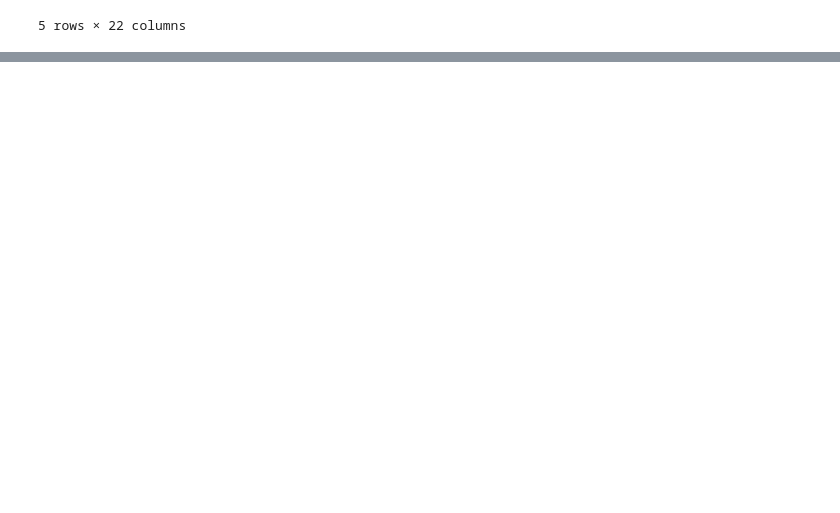
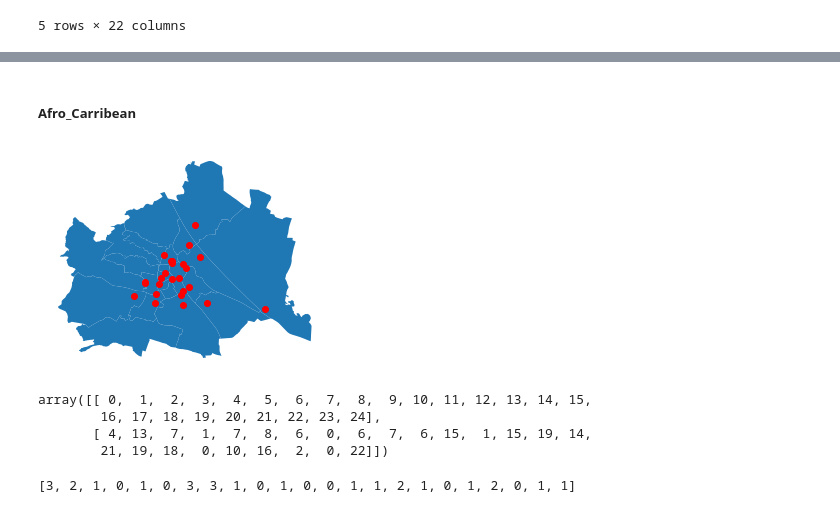
Before and after one commit to DamiAKinniyi/MaCAD-AIA22-A.EYE, a Jupyter notebook: 3. colab notebooks/poi.ipynb, the cells around one changed output, grey strips where cells are left out. Saved outputs shown, nothing was run; the diff lists cells and outputs as text; code cells hidden in the pictures; blank space fills up the shorter version.

```diff
--- a/3. colab notebooks/poi.ipynb
+++ b/3. colab notebooks/poi.ipynb
@@ -506,0 +524,6 @@ buddhist_friendly.head()
+# %%
+osm_poi['wheelchair'] = acc>=1
+wheelchair=osm_poi[osm_poi['wheelchair']==True].loc[:,'name':'tourism']
+print(wheelchair.shape)
+osm_poi.head(2)
+# wheelchair.head()
@@ -526,0 +594,2 @@ recreational.to_file(path, driver='GeoJSON')
+# %%
+crs = 'epsg:4326'
@@ -526,0 +600,4 @@ recreational.to_file(path, driver='GeoJSON')
+# %%
+afro_carribean = osm_poi[osm_poi['afro_carribean']==True]
+print(afro_carribean.shape)
+afro_carribean.head()
@@ -526,0 +649,7 @@ recreational.to_file(path, driver='GeoJSON')
+# %%
+#district outline
+district_url='https://data.wien.gv.at/daten/geo?service=WFS&request=GetFeature&version=1.1.0&typeName=ogdwien:BEZIRKSGRENZEOGD&srsName=EPSG:4326&outputFormat=json'
+district_vien = gpd.read_file(district_url)
+print(district_vien.shape)
+district_vien.head(2)
+district_proj = ox.project_gdf(district_vien, to_crs=crs)
@@ -526,0 +674,25 @@ recreational.to_file(path, driver='GeoJSON')
+# %% [markdown]
+##### Afro_Carribean
+# %%
+fig, ax = plt.subplots(figsize = (5,5))
+district_proj.plot(ax=ax)
+afro_carribean.plot(ax=ax, color='red')
+plt.axis('off')
+plt.show()
+# %% [output]
+[figure, added]
+# %%
+afro_count_dist= district_geo.sindex.query_bulk(afro_carribean.geometry, predicate='within')
+afro_count_dist
+# %% [output]
+array([[ 0,  1,  2,  3,  4,  5,  6,  7,  8,  9, 10, 11, 12, 13, 14, 15,
+        16, 17, 18, 19, 20, 21, 22, 23, 24],
+       [ 4, 13,  7,  1,  7,  8,  6,  0,  6,  7,  6, 15,  1, 15, 19, 14,
+        21, 19, 18,  0, 10, 16,  2,  0, 22]])
+# %%
+afro_counts_dist= Counter(afro_count_dist[-1])
+afro_dist = [afro_counts_dist[i] for i in range(district_geo.shape[0])]
+print(afro_dist)
+dist_stat['afro_carribean'] = afro_dist
+# %% [output]
+[3, 2, 1, 0, 1, 0, 3, 3, 1, 0, 1, 0, 0, 1, 1, 2, 1, 0, 1, 2, 0, 1, 1]
```
Also changed, not shown: parts of 74 cells of this notebook, 1 other file.
